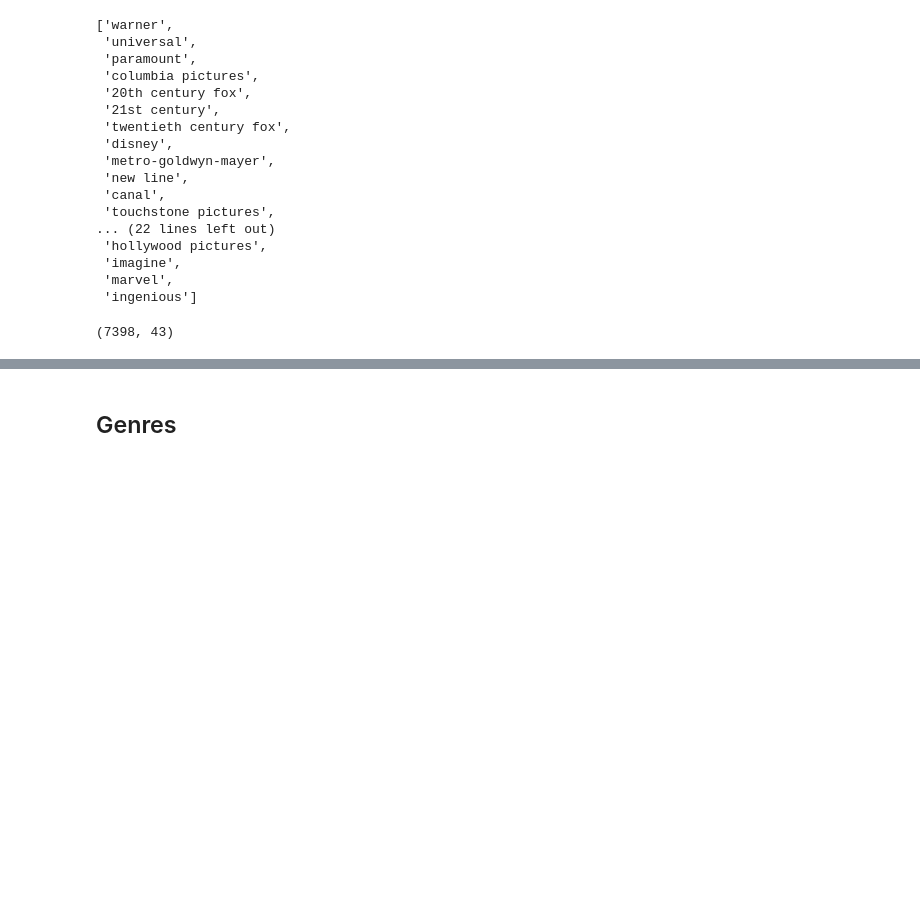
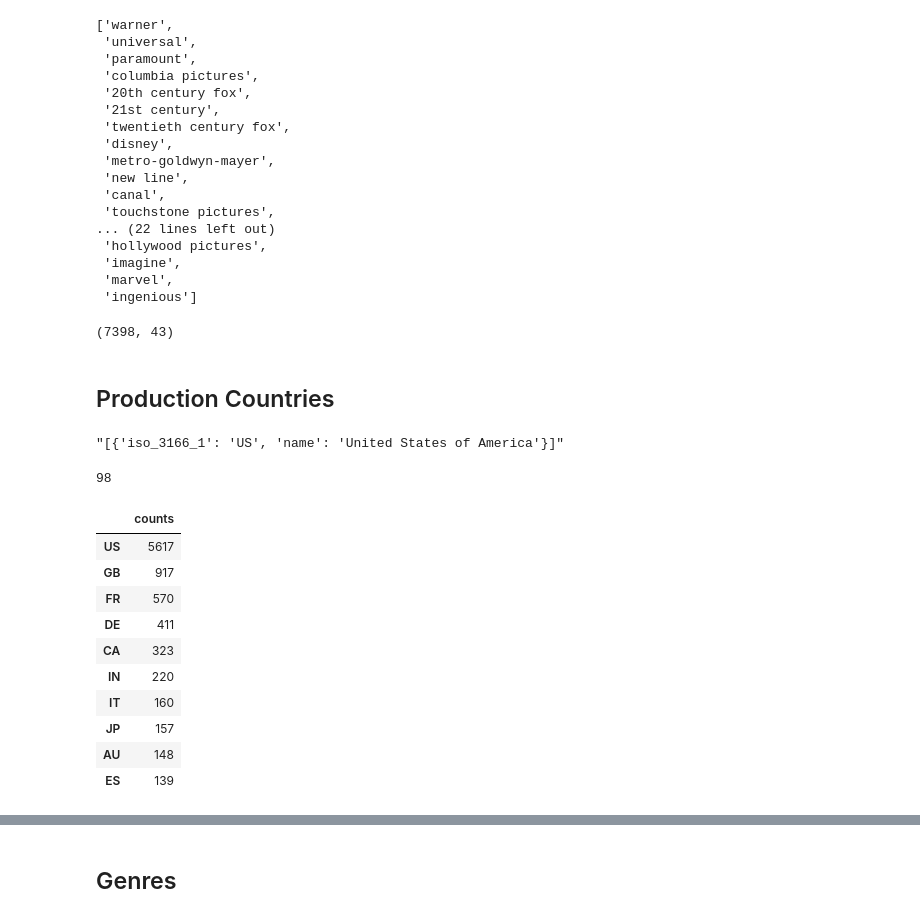
Before and after one commit to JanieTran/Kaggle_Competitions, a Jupyter notebook: TMDBBoxOfficePrediction/TMDBBoxOfficePrediction.ipynb, the cells around one changed output, grey strips where cells are left out. Drawn from its saved outputs; the diff is of its cells as text; code cells hidden in the pictures; blank space fills up the shorter version.

```diff
--- a/TMDBBoxOfficePrediction/TMDBBoxOfficePrediction.ipynb
+++ b/TMDBBoxOfficePrediction/TMDBBoxOfficePrediction.ipynb
@@ -396,3 +396,49 @@ df_features.drop(['pc_20th century fox', 'pc_21st century', 'pc_twentieth centur
 df_features.shape
 # %% [output]
 (7398, 43)
+# %% [markdown]
+## Production Countries
+# %%
+df_full['production_countries'].loc['train', 0]
+# %% [output]
+"[{'iso_3166_1': 'US', 'name': 'United States of America'}]"
+# %%
+from ast import literal_eval
+
+production_countries = set()
+
+for item in df_full['production_countries']:
+    if item == '[]':
+        continue
+    countries_dict = extract_dict(item)
+    for country in countries_dict:
+        production_countries.add(literal_eval(country)['iso_3166_1'])
+
+len(production_countries)
+# %% [output]
+98
+# %%
+production_countries_counts = pd.DataFrame(index = production_countries)
+production_countries_counts['counts'] = 0
+
+for item in df_full['production_countries']:
+    if item == '[]':
+        continue
+    countries_dict = extract_dict(item)
+    for country in countries_dict:
+        country_id = literal_eval(country)['iso_3166_1']
+        production_countries_counts['counts'].loc[country_id] += 1
+
+production_countries_counts.sort_values('counts', ascending = False).head(10)
+# %% [output]
+|  | counts |
+| US | 5617 |
+| GB | 917 |
+| FR | 570 |
+| DE | 411 |
+| CA | 323 |
+| IN | 220 |
+| IT | 160 |
+| JP | 157 |
+| AU | 148 |
+| ES | 139 |
```
Also changed, not shown: parts of 14 cells of this notebook, 3 other files.
